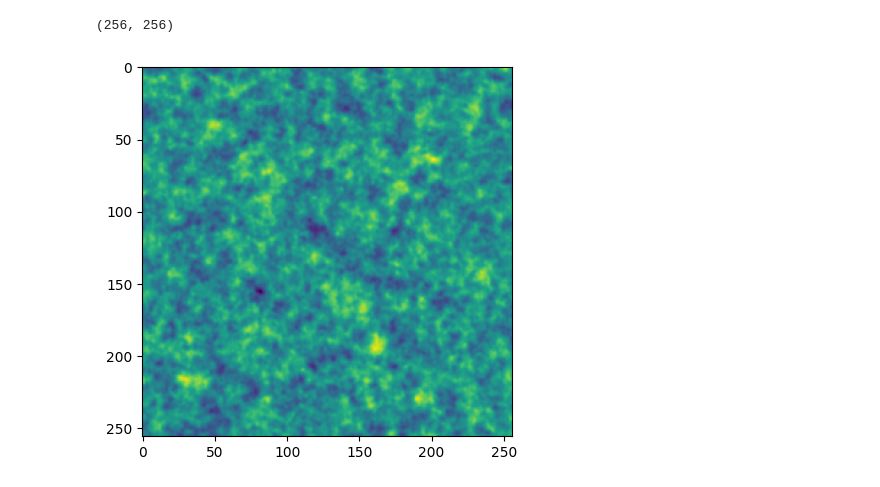
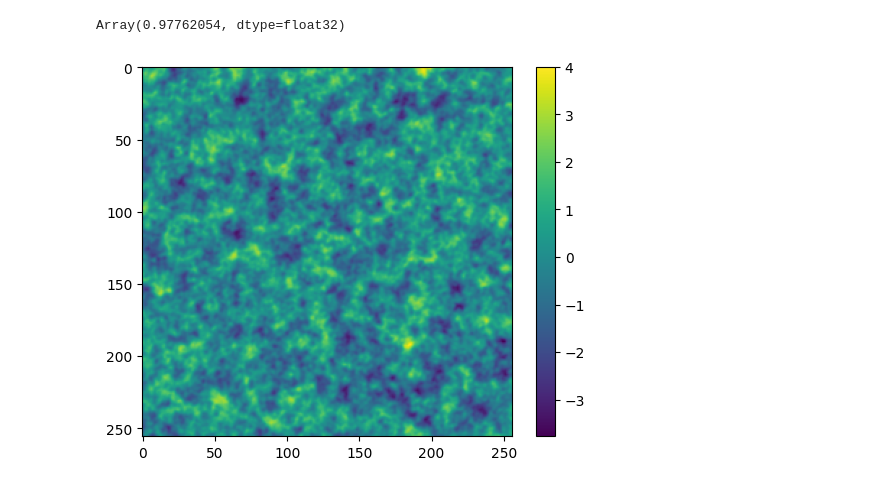
Before and after one commit to HGangloff/mrfx, a Jupyter notebook: notebooks/gums.ipynb, the cells around one changed output. Saved outputs shown, nothing was run; the diff lists cells and outputs as text; code cells hidden in the pictures.

```diff
--- a/notebooks/gums.ipynb
+++ b/notebooks/gums.ipynb
@@ -16,5 +17,5 @@ from mrfx.samplers import SpectralSamplerGMRF, SpectralSamplerGUM
 # %%
-gmrf = GMRF(kappa=0.3)
+gmrf = GMRF(kappa=0.03)
 # %%
 spectral_sampler = SpectralSamplerGMRF(n_bands=10000, lx=256, ly=256)
 # %%
@@ -22,11 +23,13 @@ key, subkey = jax.random.split(key, 2)
 X = spectral_sampler.sample_image(gmrf, subkey)
 # %%
 X.shape
+jnp.var(X)
 # %% [output]
-(256, 256)
+Array(0.97762054, dtype=float32)
 # %%
 plt.imshow(X)
+plt.colorbar()
 plt.show()
 # %% [output]
-[figure, old version]
+[figure, new version]
 # %%
```
Also changed, not shown: parts of 17 cells of this notebook, 6 other files.
